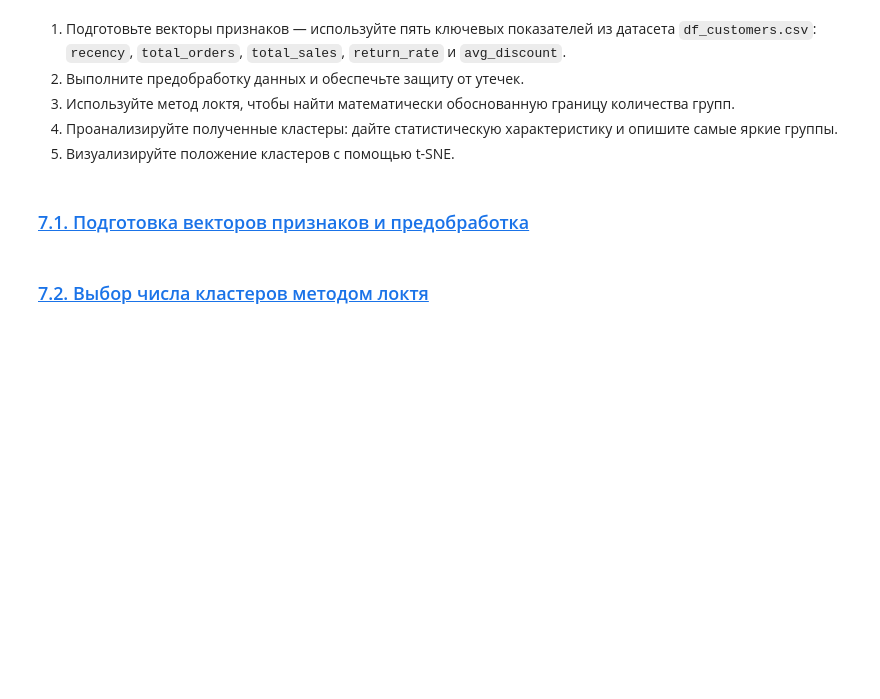
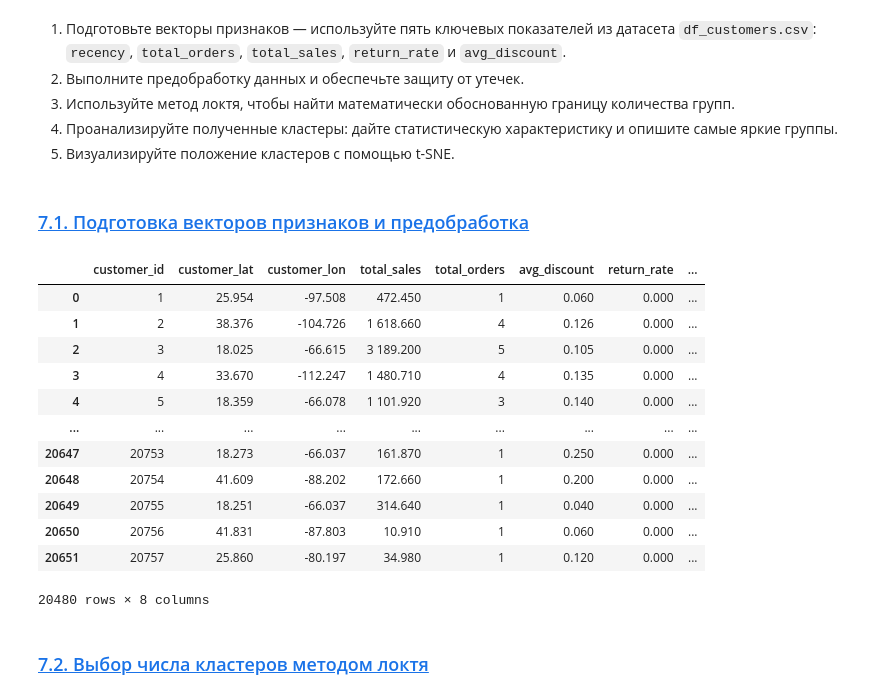
Before and after one commit to MEYakunin/Sprint18_Delivery_Delay_Prediction, a Jupyter notebook: Sprint18_Delivery_Delay_Prediction_Yakunin_Mikl.ipynb, the cells around one changed output. Cells and saved outputs as stored; diff of their text form; code cells hidden in the pictures; blank space fills up the shorter version.

```diff
--- a/Sprint18_Delivery_Delay_Prediction_Yakunin_Mikl.ipynb
+++ b/Sprint18_Delivery_Delay_Prediction_Yakunin_Mikl.ipynb
@@ -1051,6 +1175,22 @@ metrics_result_df.sort_values('AUC-ROC', ascending=False)
 5. Визуализируйте положение кластеров с помощью t-SNE.
 # %% [markdown]
 ### [7.1. Подготовка векторов признаков и предобработка](#content)<a id="7_1"></a>
+# %%
+df_customers_clean
+# %% [output]
+|  | customer_id | customer_lat | customer_lon | total_sales | total_orders | avg_discount | return_rate | ... |
+| 0 | 1 | 25.954 | -97.508 | 472.450 | 1 | 0.060 | 0.000 | ... |
+| 1 | 2 | 38.376 | -104.726 | 1 618.660 | 4 | 0.126 | 0.000 | ... |
+| 2 | 3 | 18.025 | -66.615 | 3 189.200 | 5 | 0.105 | 0.000 | ... |
+| 3 | 4 | 33.670 | -112.247 | 1 480.710 | 4 | 0.135 | 0.000 | ... |
+| 4 | 5 | 18.359 | -66.078 | 1 101.920 | 3 | 0.140 | 0.000 | ... |
+| ... | ... | ... | ... | ... | ... | ... | ... | ... |
+| 20647 | 20753 | 18.273 | -66.037 | 161.870 | 1 | 0.250 | 0.000 | ... |
+| 20648 | 20754 | 41.609 | -88.202 | 172.660 | 1 | 0.200 | 0.000 | ... |
+| 20649 | 20755 | 18.251 | -66.037 | 314.640 | 1 | 0.040 | 0.000 | ... |
+| 20650 | 20756 | 41.831 | -87.803 | 10.910 | 1 | 0.060 | 0.000 | ... |
+| 20651 | 20757 | 25.860 | -80.197 | 34.980 | 1 | 0.120 | 0.000 | ... |
+20480 rows × 8 columns
 # %% [markdown]
 ### [7.2. Выбор числа кластеров методом локтя](#content)<a id="7_2"></a>
 # %% [markdown]
```
Also changed, not shown: parts of 9 cells of this notebook.
